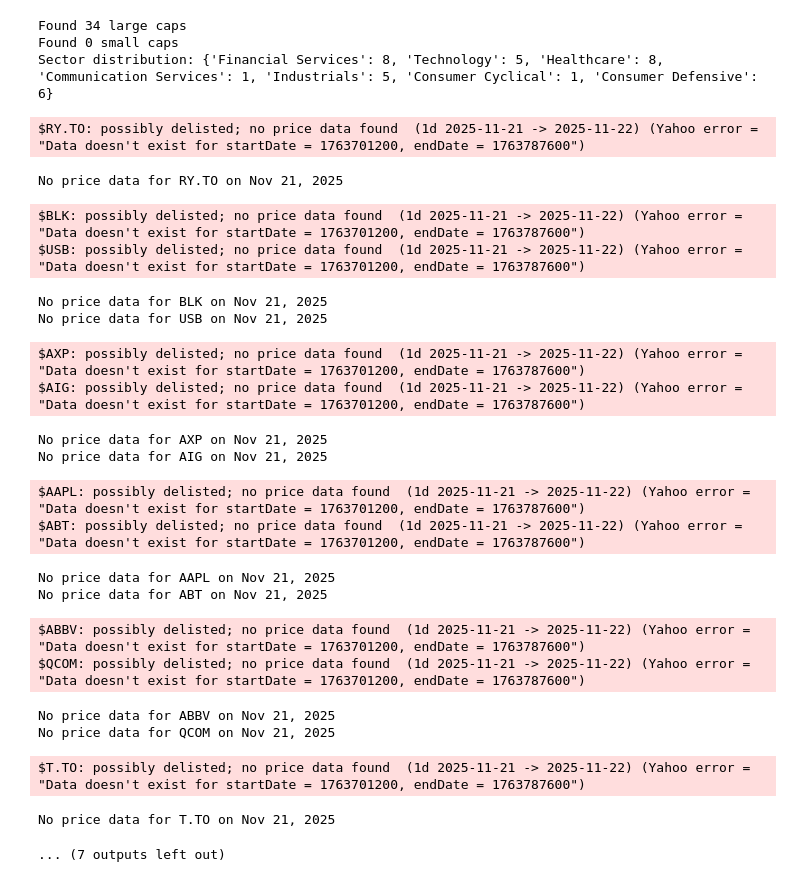
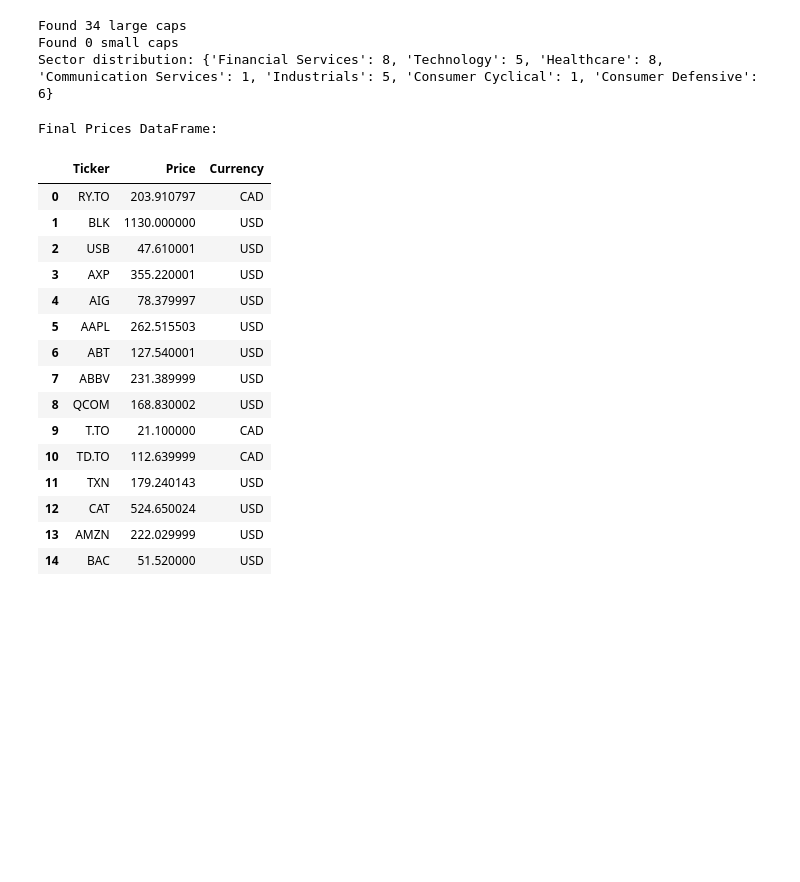
Before and after one commit to shayankjalali/market-meet, a Jupyter notebook: Team_06_Assignment.ipynb, the cells around one changed output. Saved outputs shown, nothing was run; the diff lists cells and outputs as text; code cells hidden in the pictures; blank space fills up the shorter version.

Commit message:
Finished final portfolio output

```diff
--- a/Team_06_Assignment.ipynb
+++ b/Team_06_Assignment.ipynb
@@ -533,53 +532,49 @@ for index, row in portfolio_df.iterrows():
     ticker = row["Ticker"]
 
     try:
         stock = yf.Ticker(ticker)
 
         # get Nov 21, 2025 close price
-        hist = stock.history(start="2025-11-21", end="2025-11-22")
+        hist = stock.history(start="2025-10-21", end="2025-10-22")
 
         if hist.empty:
-            print(f"No price data for {ticker} on Nov 21, 2025")
+            print(f"No price data for {ticker} on Oct 21, 2025")
             continue
 
         close_price = hist["Close"].iloc[0]
 
         # extract currency
         currency = stock.info.get("currency", "Unknown")
 
         # add row to the df structure
         price_data["Ticker"].append(ticker)
         price_data["Price"].append(close_price)
         price_data["Currency"].append(currency)
 
 
     except Exception as e:
         print(f"Error fetching data for {ticker}: {e}")
 
 # convert to DataFrame
 prices_df = pd.DataFrame(price_data)
 
 print("\nFinal Prices DataFrame:")
 prices_df
 # %% [output]
-$RY.TO: possibly delisted; no price data found  (1d 2025-11-21 -> 2025-11-22) (Yahoo error = "Data doesn't exist for startDate = 1763701200, endDate = 1763787600")
+Final Prices DataFrame:
-No price data for RY.TO on Nov 21, 2025
-$BLK: possibly delisted; no price data found  (1d 2025-11-21 -> 2025-11-22) (Yahoo error = "Data doesn't exist for startDate = 1763701200, endDate = 1763787600")
-$USB: possibly delisted; no price data found  (1d 2025-11-21 -> 2025-11-22) (Yahoo error = "Data doesn't exist for startDate = 1763701200, endDate = 1763787600")
-No price data for BLK on Nov 21, 2025
-No price data for USB on Nov 21, 2025
-$AXP: possibly delisted; no price data found  (1d 2025-11-21 -> 2025-11-22) (Yahoo error = "Data doesn't exist for startDate = 1763701200, endDate = 1763787600")
-$AIG: possibly delisted; no price data found  (1d 2025-11-21 -> 2025-11-22) (Yahoo error = "Data doesn't exist for startDate = 1763701200, endDate = 1763787600")
-No price data for AXP on Nov 21, 2025
-No price data for AIG on Nov 21, 2025
-$AAPL: possibly delisted; no price data found  (1d 2025-11-21 -> 2025-11-22) (Yahoo error = "Data doesn't exist for startDate = 1763701200, endDate = 1763787600")
-$ABT: possibly delisted; no price data found  (1d 2025-11-21 -> 2025-11-22) (Yahoo error = "Data doesn't exist for startDate = 1763701200, endDate = 1763787600")
-No price data for AAPL on Nov 21, 2025
-No price data for ABT on Nov 21, 2025
-$ABBV: possibly delisted; no price data found  (1d 2025-11-21 -> 2025-11-22) (Yahoo error = "Data doesn't exist for startDate = 1763701200, endDate = 1763787600")
-$QCOM: possibly delisted; no price data found  (1d 2025-11-21 -> 2025-11-22) (Yahoo error = "Data doesn't exist for startDate = 1763701200, endDate = 1763787600")
-No price data for ABBV on Nov 21, 2025
-No price data for QCOM on Nov 21, 2025
-$T.TO: possibly delisted; no price data found  (1d 2025-11-21 -> 2025-11-22) (Yahoo error = "Data doesn't exist for startDate = 1763701200, endDate = 1763787600")
-No price data for T.TO on Nov 21, 2025
-... (7 outputs left out)
+|  | Ticker | Price | Currency |
+| 0 | RY.TO | 203.910797 | CAD |
+| 1 | BLK | 1130.000000 | USD |
+| 2 | USB | 47.610001 | USD |
+| 3 | AXP | 355.220001 | USD |
+| 4 | AIG | 78.379997 | USD |
+| 5 | AAPL | 262.515503 | USD |
+| 6 | ABT | 127.540001 | USD |
+| 7 | ABBV | 231.389999 | USD |
+| 8 | QCOM | 168.830002 | USD |
+| 9 | T.TO | 21.100000 | CAD |
+| 10 | TD.TO | 112.639999 | CAD |
+| 11 | TXN | 179.240143 | USD |
+| 12 | CAT | 524.650024 | USD |
+| 13 | AMZN | 222.029999 | USD |
+| 14 | BAC | 51.520000 | USD |
```
Also changed, not shown: parts of 6 cells of this notebook, 2 other files.
